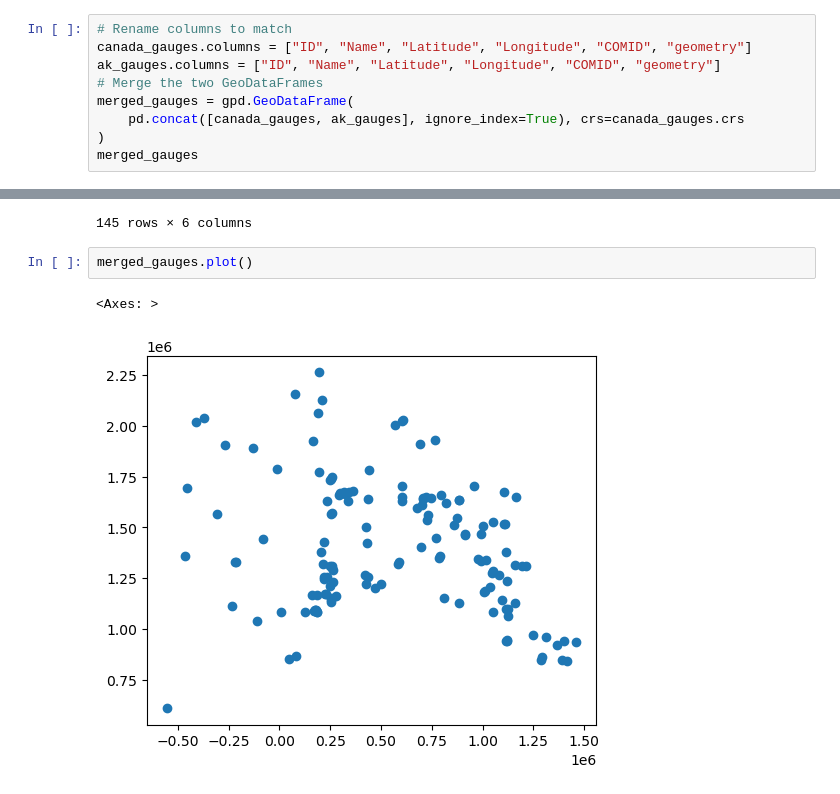
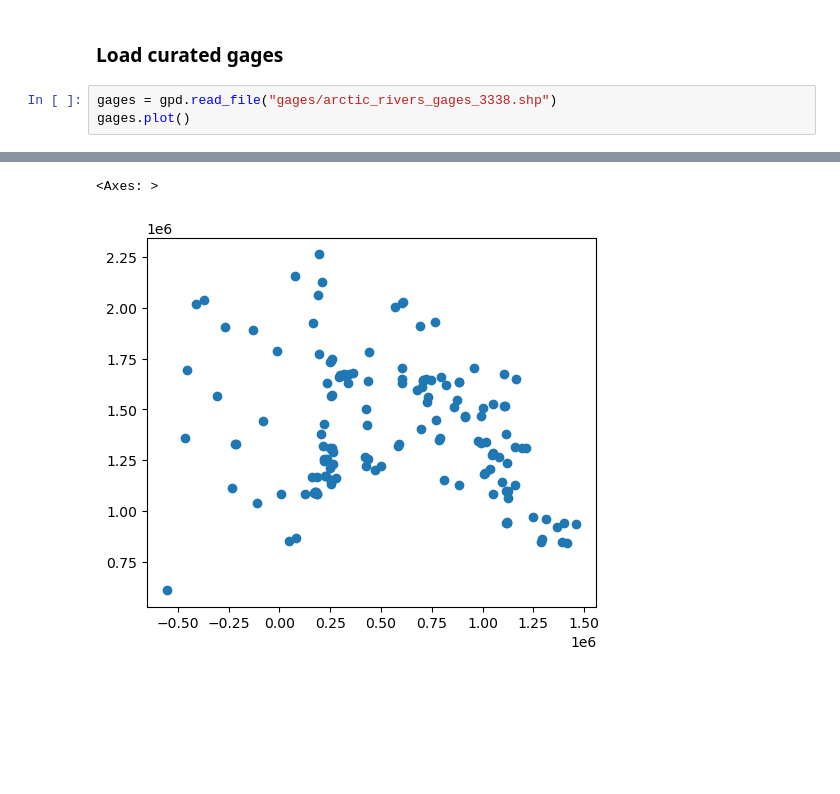
Before and after one commit to ua-snap/arctic_rivers, a Jupyter notebook: processing/shp/join_segments_gages_watersheds.ipynb, the cells around one changed output, grey strips where cells are left out. Drawn from its saved outputs; the diff is of its cells as text; blank space fills up the shorter version.

```diff
--- a/processing/shp/join_segments_gages_watersheds.ipynb
+++ b/processing/shp/join_segments_gages_watersheds.ipynb
@@ -14,10 +13,6 @@ ak_gauges = alaska_gauges[
+# %% [markdown]
+### Load curated gages
 # %%
-# Rename columns to match
-canada_gauges.columns = ["ID", "Name", "Latitude", "Longitude", "COMID", "geometry"]
-ak_gauges.columns = ["ID", "Name", "Latitude", "Longitude", "COMID", "geometry"]
-# Merge the two GeoDataFrames
-merged_gauges = gpd.GeoDataFrame(
-    pd.concat([canada_gauges, ak_gauges], ignore_index=True), crs=canada_gauges.crs
-)
-merged_gauges
+gages = gpd.read_file("gages/arctic_rivers_gages_3338.shp")
+gages.plot()
 # %% [output]
@@ -36,6 +19,2 @@ merged_gauges
-145 rows × 6 columns
+<Axes: >
+[figure, added]
-# %%
-merged_gauges.plot()
-# %% [output]
-<Axes: >
-[figure, removed]
```
Also changed, not shown: parts of 26 cells of this notebook, 51 other files.
